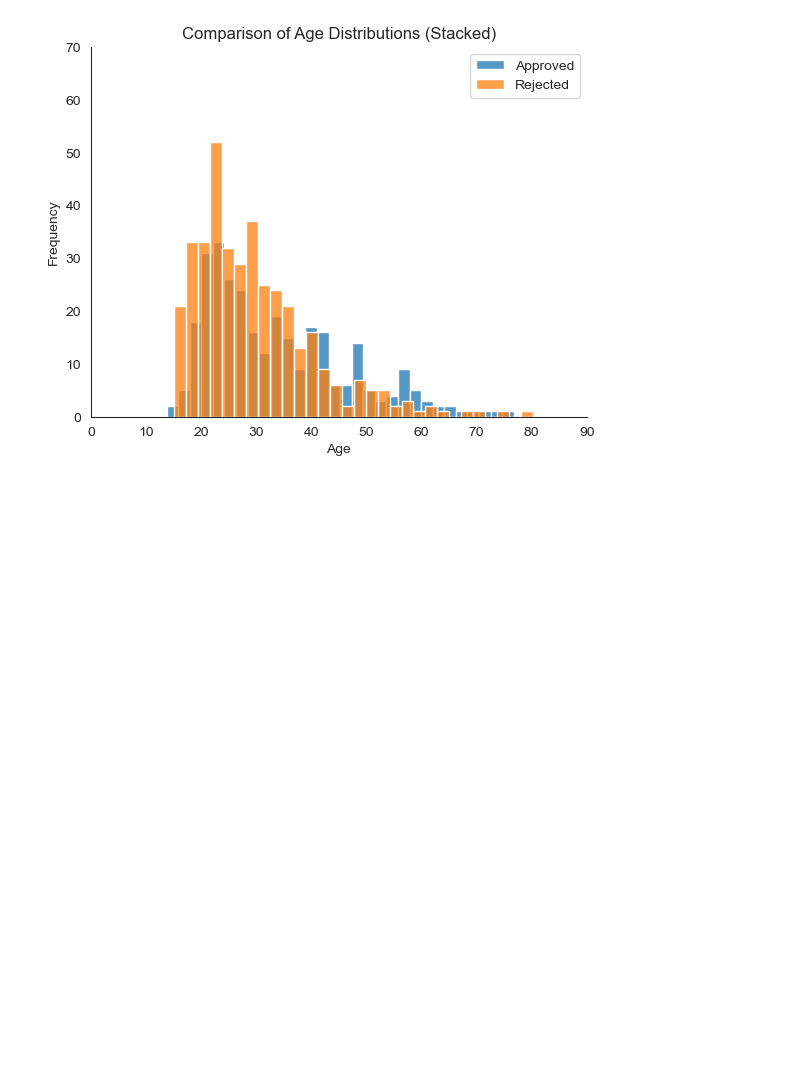
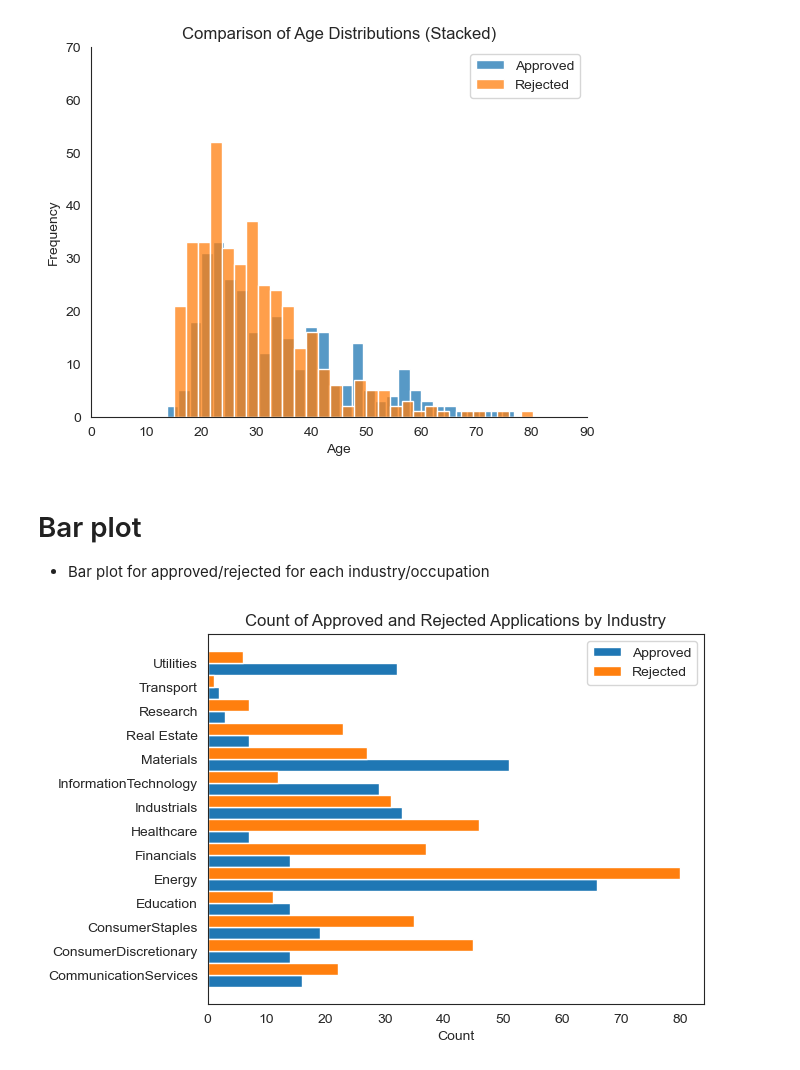
Before and after one commit to georgemcculloch/Data-Viz, a Jupyter notebook: Credit-Card-Approvals/ccdf.ipynb, the cells around one changed output. Saved outputs shown, nothing was run; the diff lists cells and outputs as text; code cells hidden in the pictures; blank space fills up the shorter version.

Commit message:
barh for count of applications by industry

```diff
--- a/Credit-Card-Approvals/ccdf.ipynb
+++ b/Credit-Card-Approvals/ccdf.ipynb
@@ -79,3 +79,26 @@ sns.despine()
 plt.show()
 # %% [output]
 [figure]
+# %% [markdown]
+# Bar plot
+- Bar plot for approved/rejected for each industry/occupation
+# %%
+# group the data by industry and calculate the count
+grouped_data = df.groupby('Industry')['Approved'].value_counts().unstack().fillna(0)
+categories = grouped_data.index
+# get the count of approved and rejected applications
+approved_counts = grouped_data[1]
+rejected_counts = grouped_data[0]
+
+bar_width = 0.5
+ind = np.arange(len(categories))
+
+plt.barh(ind, approved_counts, height=bar_width, label='Approved')
+plt.barh(ind + bar_width, rejected_counts, height=bar_width, label='Rejected')
+plt.yticks(ind + bar_width / 2, categories)
+plt.xlabel('Count')
+plt.title('Count of Approved and Rejected Applications by Industry')
+plt.legend()
+plt.show()
+# %% [output]
+[figure, added]
```
Also changed, not shown: parts of 1 cell of this notebook.
